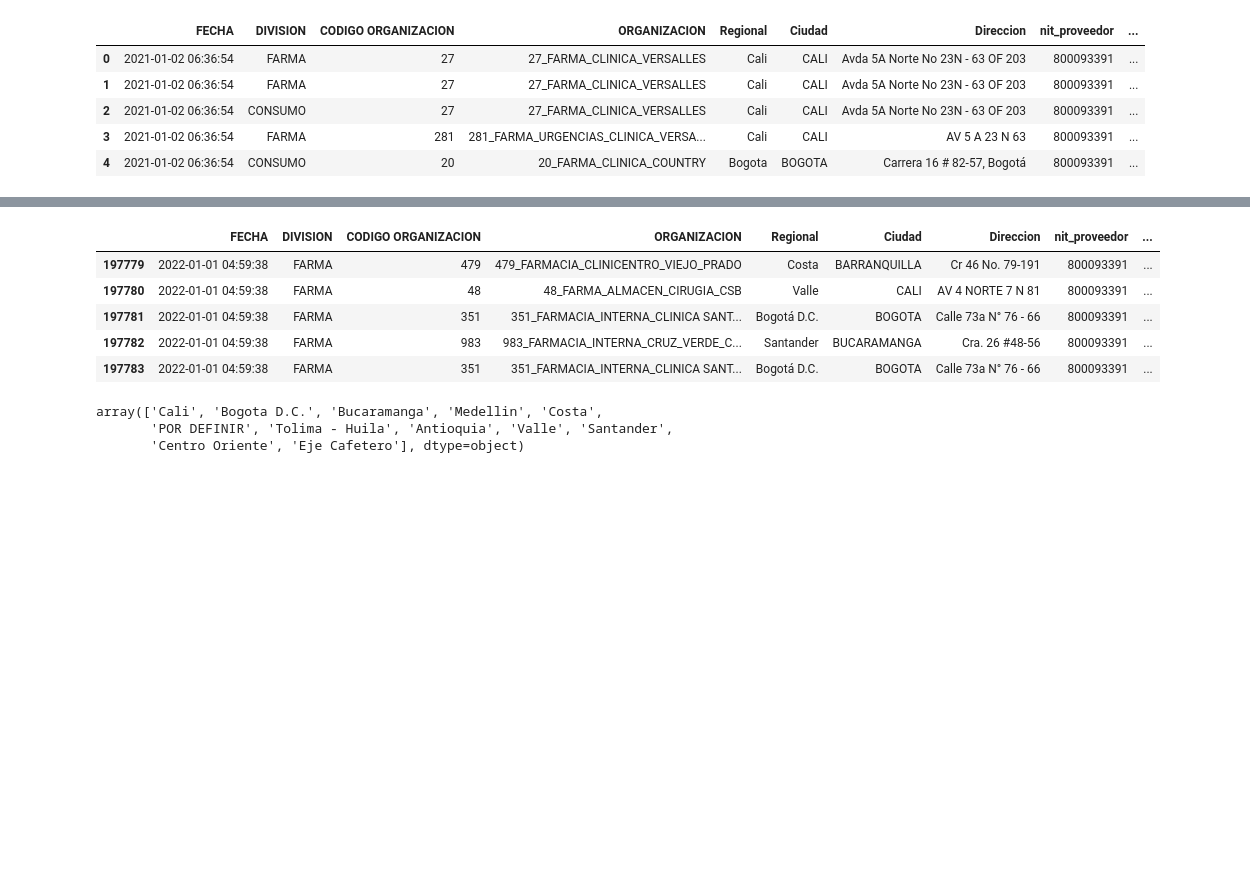
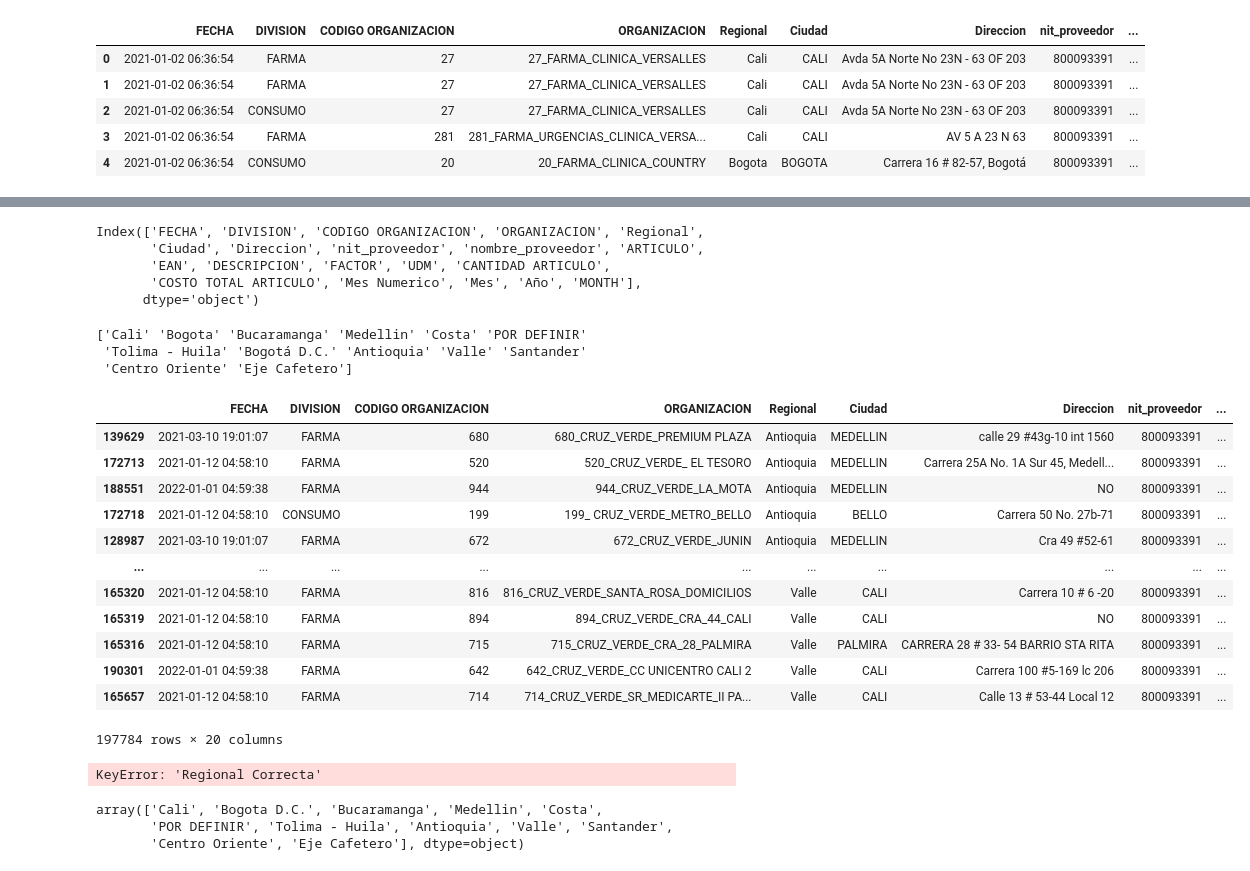
Before and after one commit to FabianCoyDuarte/Medical_Data, a Jupyter notebook: inventario.ipynb, the cells around one changed output, grey strips where cells are left out. Cells and saved outputs as stored; diff of their text form; code cells hidden in the pictures; blank space fills up the shorter version.

Commit message:
Update Inventario

```diff
--- a/inventario.ipynb
+++ b/inventario.ipynb
@@ -188,12 +196,41 @@ array(['febrero', 'marzo', 'abril', 'mayo', 'junio', 'julio', 'agosto',
 # %%
-df_invent_complete.t
+df_invent_complete.columns
 # %% [output]
-|  | FECHA | DIVISION | CODIGO ORGANIZACION | ORGANIZACION | Regional | Ciudad | Direccion | nit_proveedor | ... |
-| 197779 | 2022-01-01 04:59:38 | FARMA | 479 | 479_FARMACIA_CLINICENTRO_VIEJO_PRADO | Costa | BARRANQUILLA | Cr 46 No. 79-191 | 800093391 | ... |
-| 197780 | 2022-01-01 04:59:38 | FARMA | 48 | 48_FARMA_ALMACEN_CIRUGIA_CSB | Valle | CALI | AV 4 NORTE 7 N 81 | 800093391 | ... |
-| 197781 | 2022-01-01 04:59:38 | FARMA | 351 | 351_FARMACIA_INTERNA_CLINICA SANT... | Bogotá D.C. | BOGOTA | Calle 73a N° 76 - 66 | 800093391 | ... |
-| 197782 | 2022-01-01 04:59:38 | FARMA | 983 | 983_FARMACIA_INTERNA_CRUZ_VERDE_C... | Santander | BUCARAMANGA | Cra. 26 #48-56 | 800093391 | ... |
-| 197783 | 2022-01-01 04:59:38 | FARMA | 351 | 351_FARMACIA_INTERNA_CLINICA SANT... | Bogotá D.C. | BOGOTA | Calle 73a N° 76 - 66 | 800093391 | ... |
+Index(['FECHA', 'DIVISION', 'CODIGO ORGANIZACION', 'ORGANIZACION', 'Regional',
+       'Ciudad', 'Direccion', 'nit_proveedor', 'nombre_proveedor', 'ARTICULO',
+       'EAN', 'DESCRIPCION', 'FACTOR', 'UDM', 'CANTIDAD ARTICULO',
+       'COSTO TOTAL ARTICULO', 'Mes Numerico', 'Mes', 'Año', 'MONTH'],
+      dtype='object')
+# %%
+regionales_inventario= df_invent_complete['Regional'].unique()
+print(regionales_inventario)
+# regionales_inventario = regionales_inventario.sort()
+# print(regionales_inventario)
+# %% [output]
+['Cali' 'Bogota' 'Bucaramanga' 'Medellin' 'Costa' 'POR DEFINIR'
+ 'Tolima - Huila' 'Bogotá D.C.' 'Antioquia' 'Valle' 'Santander'
+ 'Centro Oriente' 'Eje Cafetero']
+# %%
+names_inventario = df_invent_complete.sort_values(by=['Regional'], ascending=True)
+names_inventario
+# %% [output]
+|  | FECHA | DIVISION | CODIGO ORGANIZACION | ORGANIZACION | Regional | Ciudad | Direccion | nit_proveedor | ... |
+| 139629 | 2021-03-10 19:01:07 | FARMA | 680 | 680_CRUZ_VERDE_PREMIUM PLAZA | Antioquia | MEDELLIN | calle 29 #43g-10 int 1560 | 800093391 | ... |
+| 172713 | 2021-01-12 04:58:10 | FARMA | 520 | 520_CRUZ_VERDE_ EL TESORO | Antioquia | MEDELLIN | Carrera 25A No. 1A Sur 45, Medell... | 800093391 | ... |
+| 188551 | 2022-01-01 04:59:38 | FARMA | 944 | 944_CRUZ_VERDE_LA_MOTA | Antioquia | MEDELLIN | NO | 800093391 | ... |
+| 172718 | 2021-01-12 04:58:10 | CONSUMO | 199 | 199_ CRUZ_VERDE_METRO_BELLO | Antioquia | BELLO | Carrera 50 No. 27b-71 | 800093391 | ... |
+| 128987 | 2021-03-10 19:01:07 | FARMA | 672 | 672_CRUZ_VERDE_JUNIN | Antioquia | MEDELLIN | Cra 49 #52-61 | 800093391 | ... |
+| ... | ... | ... | ... | ... | ... | ... | ... | ... | ... |
+| 165320 | 2021-01-12 04:58:10 | FARMA | 816 | 816_CRUZ_VERDE_SANTA_ROSA_DOMICILIOS | Valle | CALI | Carrera 10 # 6 -20 | 800093391 | ... |
+| 165319 | 2021-01-12 04:58:10 | FARMA | 894 | 894_CRUZ_VERDE_CRA_44_CALI | Valle | CALI | NO | 800093391 | ... |
+| 165316 | 2021-01-12 04:58:10 | FARMA | 715 | 715_CRUZ_VERDE_CRA_28_PALMIRA | Valle | PALMIRA | CARRERA 28 # 33- 54 BARRIO STA RITA | 800093391 | ... |
+| 190301 | 2022-01-01 04:59:38 | FARMA | 642 | 642_CRUZ_VERDE_CC UNICENTRO CALI 2 | Valle | CALI | Carrera 100 #5-169 lc 206 | 800093391 | ... |
+| 165657 | 2021-01-12 04:58:10 | FARMA | 714 | 714_CRUZ_VERDE_SR_MEDICARTE_II PA... | Valle | CALI | Calle 13 # 53-44 Local 12 | 800093391 | ... |
+197784 rows × 20 columns
+# %%
+names_inventario[names_inventario['Regional Correcta'] == 'Antioquia']
+# %% [output]
+KeyError: 'Regional Correcta'
 # %%
 int(entero) for entero in report['COSTO TOTAL ARTICULO'])
 # %%
```
Also changed, not shown: parts of 13 cells of this notebook, 2 other files.
